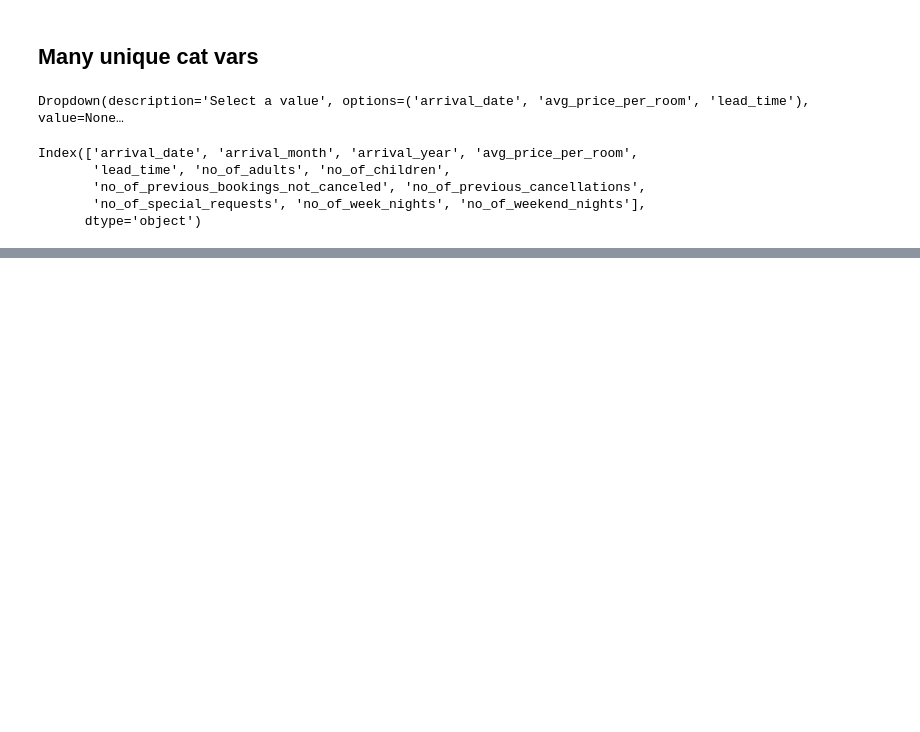
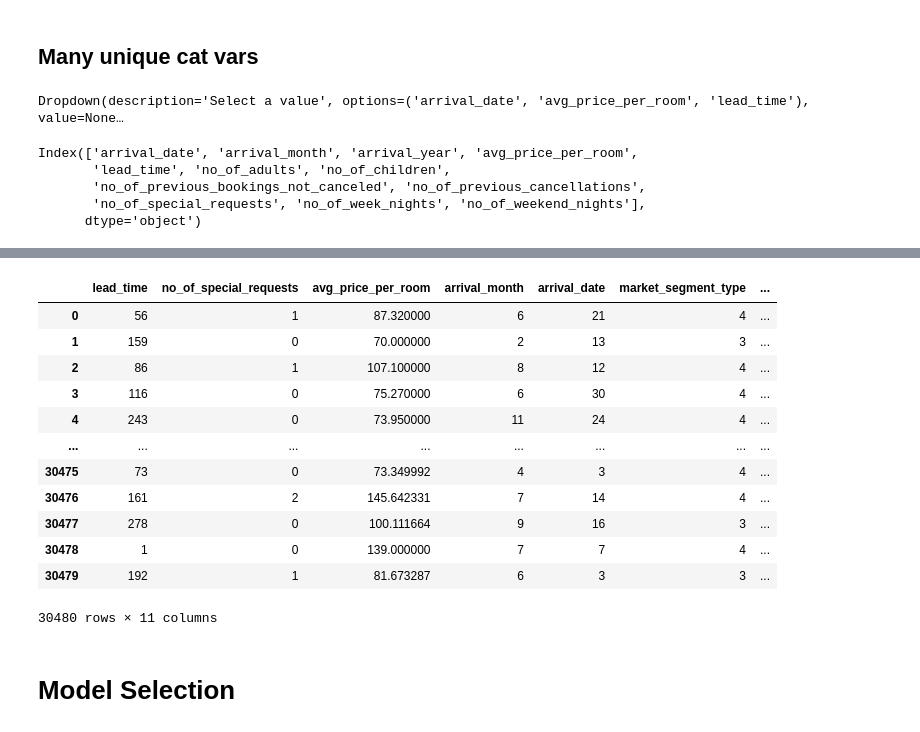
Before and after one commit to efosazuwa/MLOPS-hotel, a Jupyter notebook: notebooks/model_construction.ipynb, the cells around one changed output, grey strips where cells are left out. Saved outputs shown, nothing was run; the diff lists cells and outputs as text; code cells hidden in the pictures; blank space fills up the shorter version.

Commit message:
completed modeling

```diff
--- a/notebooks/model_construction.ipynb
+++ b/notebooks/model_construction.ipynb
@@ -173,0 +455,3 @@ def plot_bivatiate_num(df, target, num_features):
+# %%
+model = RandomForestClassifier(random_state=30)
+model.fit(X, y)
@@ -173,0 +460,9 @@ def plot_bivatiate_num(df, target, num_features):
+# %%
+feature_importance = model.feature_importances_
+feature_importance_df = pd.DataFrame({
+    "feature": X.columns,
+    "importance": feature_importance
+})
+# %%
+feature_importance_df.sort_values(by="importance", ascending=False, inplace=True)
+feature_importance_df
@@ -173,0 +488,22 @@ def plot_bivatiate_num(df, target, num_features):
+# %%
+top_10_features = feature_importance_df["feature"][:10].values
+# %%
+reduced_features_df = hotel_df[top_10_features.tolist() + ["booking_status"]]
+hotel_df = reduced_features_df.copy()
+hotel_df
+# %% [output]
+|  | lead_time | no_of_special_requests | avg_price_per_room | arrival_month | arrival_date | market_segment_type | ... |
+| 0 | 56 | 1 | 87.320000 | 6 | 21 | 4 | ... |
+| 1 | 159 | 0 | 70.000000 | 2 | 13 | 3 | ... |
+| 2 | 86 | 1 | 107.100000 | 8 | 12 | 4 | ... |
+| 3 | 116 | 0 | 75.270000 | 6 | 30 | 4 | ... |
+| 4 | 243 | 0 | 73.950000 | 11 | 24 | 4 | ... |
+| ... | ... | ... | ... | ... | ... | ... | ... |
+| 30475 | 73 | 0 | 73.349992 | 4 | 3 | 4 | ... |
+| 30476 | 161 | 2 | 145.642331 | 7 | 14 | 4 | ... |
+| 30477 | 278 | 0 | 100.111664 | 9 | 16 | 3 | ... |
+| 30478 | 1 | 0 | 139.000000 | 7 | 7 | 4 | ... |
+| 30479 | 192 | 1 | 81.673287 | 6 | 3 | 3 | ... |
+30480 rows × 11 columns
+# %% [markdown]
+# Model Selection
```
Also changed, not shown: parts of 50 cells of this notebook.
